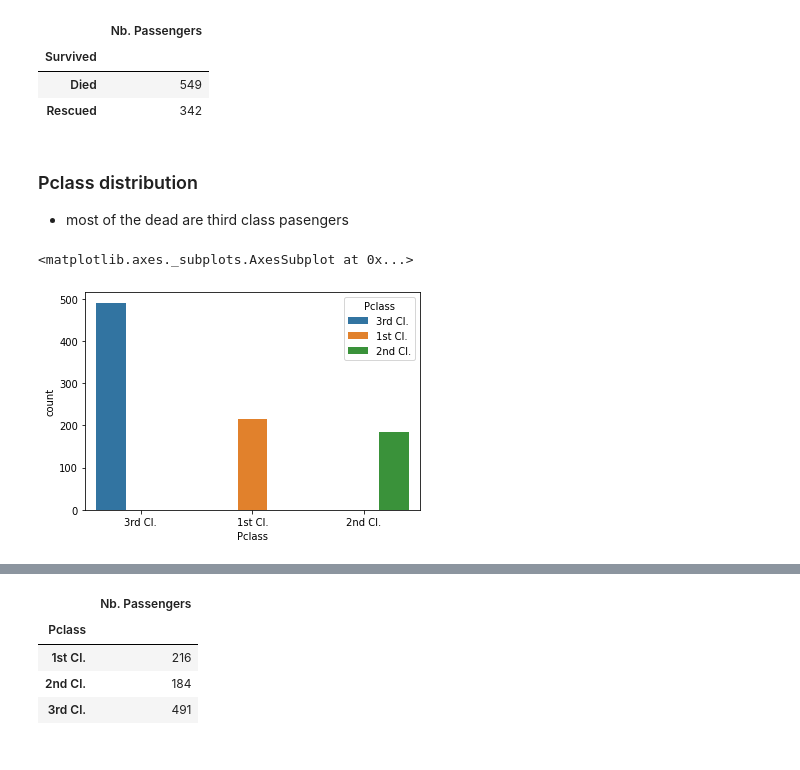
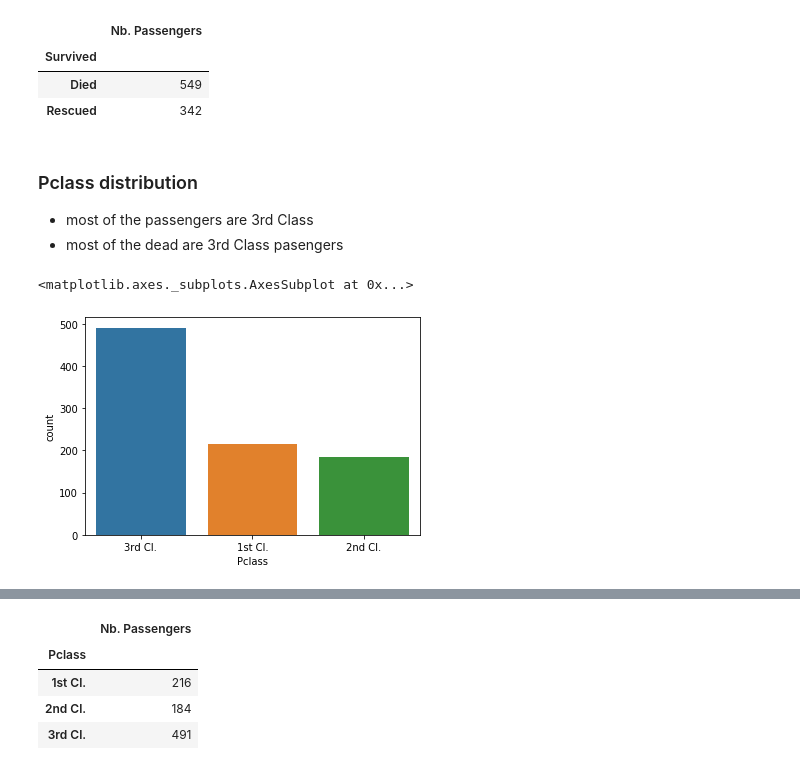
Before and after one commit to hayari/GoMyCodeML, a Jupyter notebook: Let_s_apply_some_data_visualization_knowledge.ipynb, the cells around one changed output, grey strips where cells are left out. Saved outputs shown, nothing was run; the diff lists cells and outputs as text; code cells hidden in the pictures.

```diff
--- a/Let_s_apply_some_data_visualization_knowledge.ipynb
+++ b/Let_s_apply_some_data_visualization_knowledge.ipynb
@@ -387,11 +402,12 @@ data
 | Rescued | 342 |
 # %% [markdown]
 ### Pclass distribution
-- most of the dead are third class pasengers
+- most of the passengers are 3rd Class
+- most of the dead are 3rd Class pasengers
 # %%
 data=newtitanic.replace({"Pclass":{1:"1st Cl.",2:"2nd Cl.",3:"3rd Cl."}})
 
-sns.countplot(x="Pclass",data=data, hue="Pclass")
+sns.countplot(x="Pclass",data=data)
 # %% [output]
 <matplotlib.axes._subplots.AxesSubplot at 0x...>
-[figure, old version]
+[figure, new version]
```
Also changed, not shown: parts of 68 cells of this notebook.
